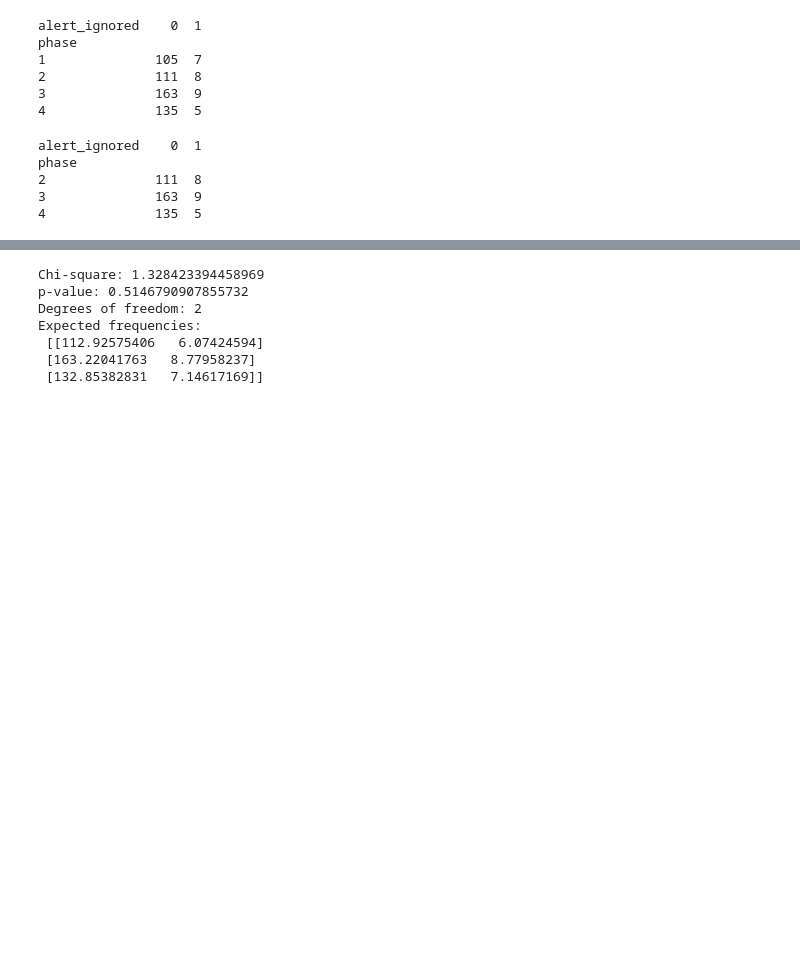
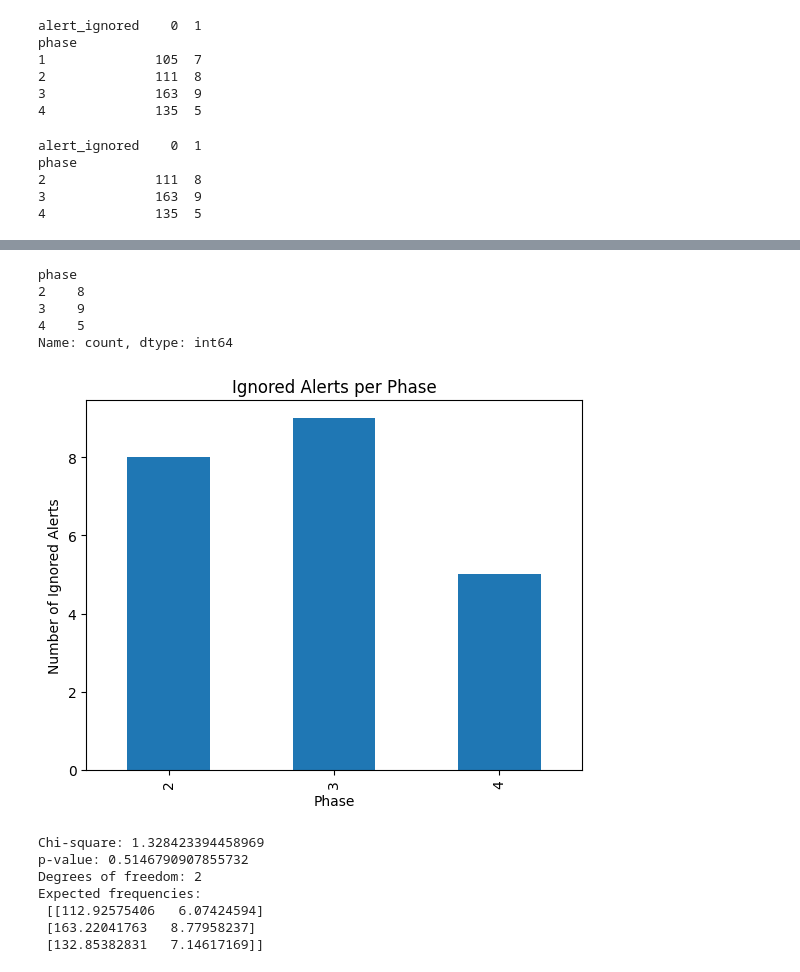
Before and after one commit to KeirAAAlcantara/SimAnalysis, a Jupyter notebook: Sim_Analysis.ipynb, the cells around one changed output, grey strips where cells are left out. Drawn from its saved outputs; the diff is of its cells as text; code cells hidden in the pictures; blank space fills up the shorter version.

```diff
--- a/Sim_Analysis.ipynb
+++ b/Sim_Analysis.ipynb
@@ -678,3 +721,27 @@ phase
+# %%
+# Filter only ignored alerts
+ignored_only = alerts_no_phase1[alerts_no_phase1["alert_ignored"] == 1]
+
+# Count ignored per phase
+ignored_counts = ignored_only["phase"].value_counts().sort_index()
+
+print(ignored_counts)
+
+# Plot
+ignored_counts.plot(kind="bar")
+
+plt.xlabel("Phase")
+plt.ylabel("Number of Ignored Alerts")
+plt.title("Ignored Alerts per Phase")
+
+plt.show()
+# %% [output]
+phase
+2    8
+3    9
+4    5
+Name: count, dtype: int64
+[figure, added]
 # %%
 chi2, p, dof, expected = chi2_contingency(contingency_table)
 print("Chi-square:", chi2)
```
Also changed, not shown: parts of 3 cells of this notebook.
